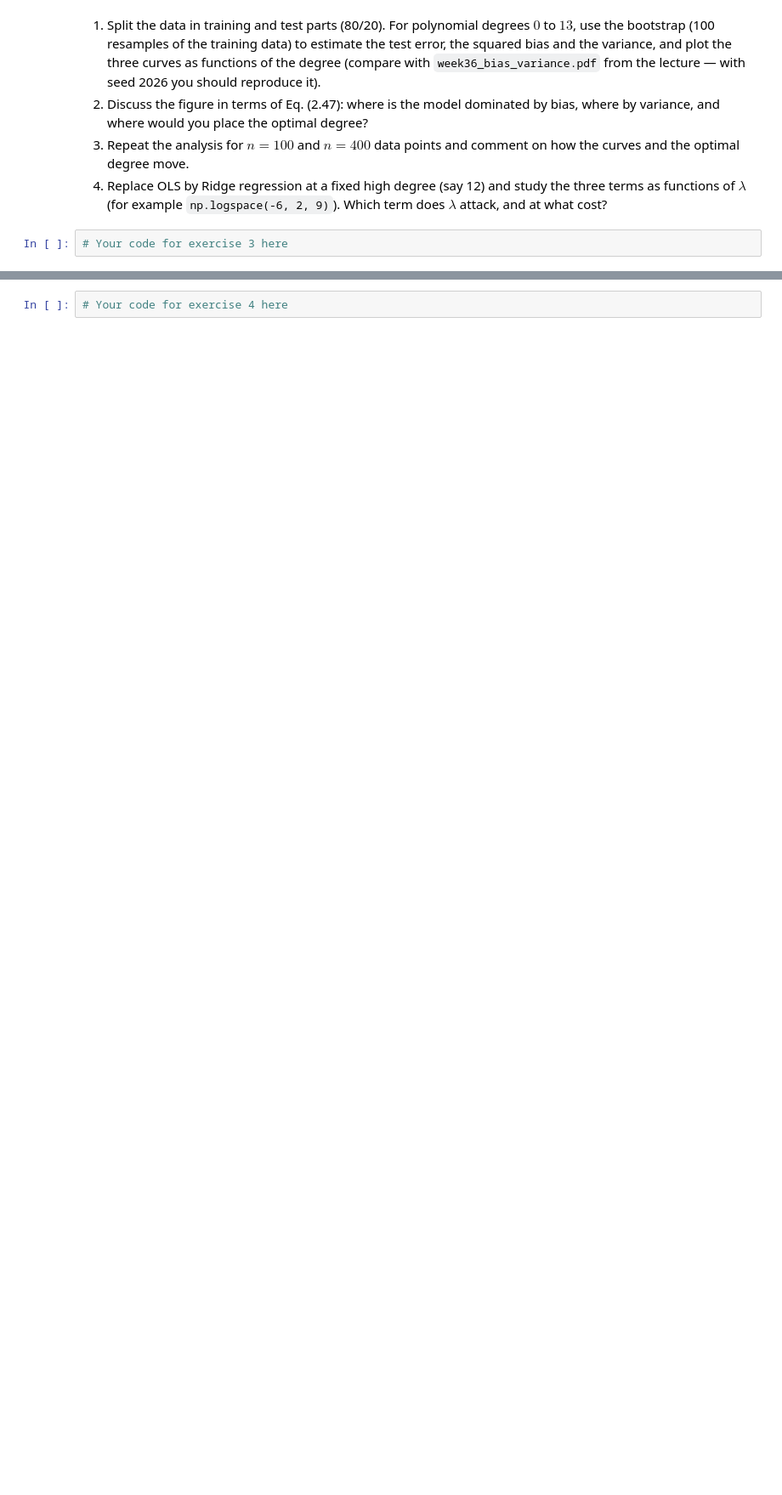
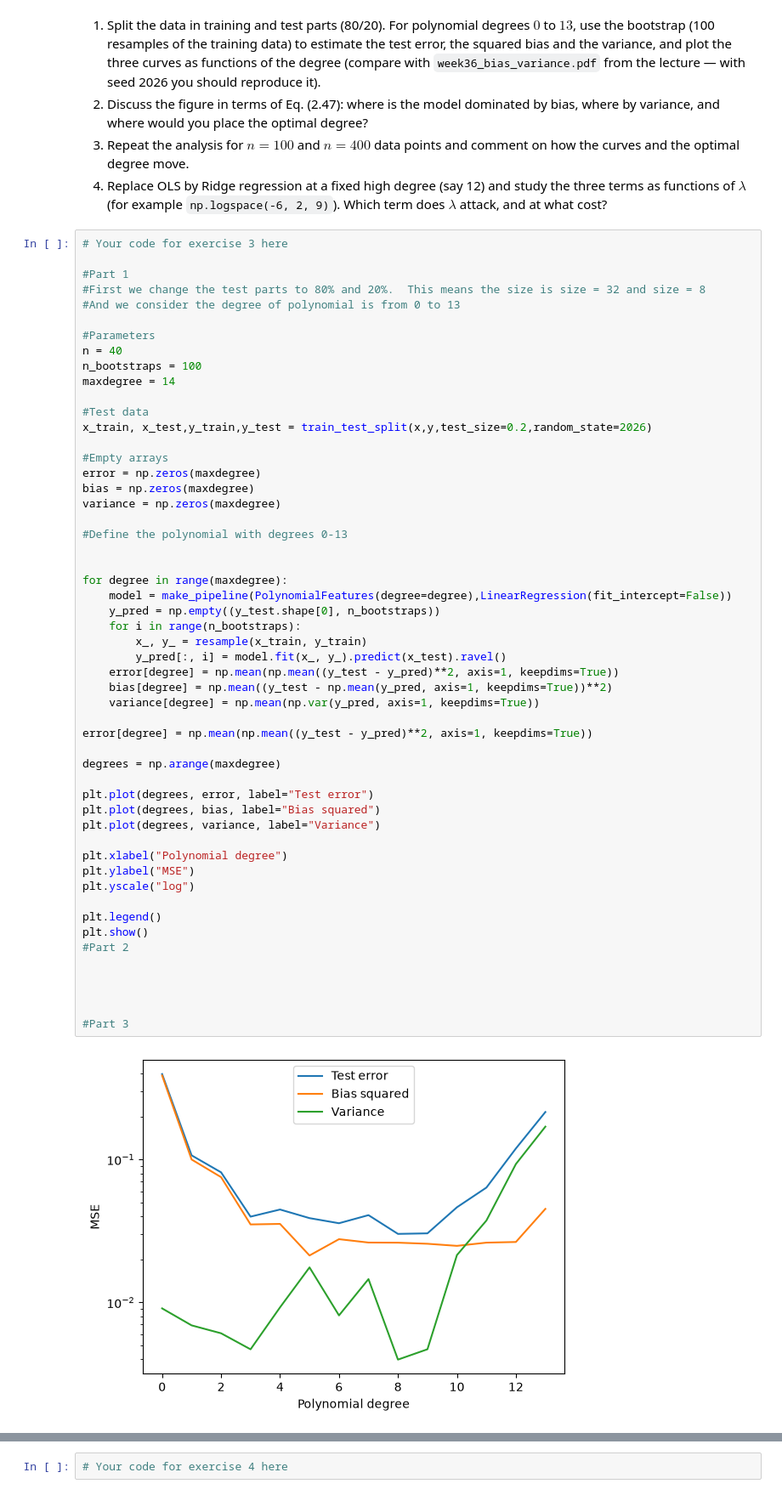
Before and after one commit to zejingw1998/FYS-STK4155, a Jupyter notebook: Week_exercises/Week_36/exercisesweek36.ipynb, the cells around one changed output, grey strips where cells are left out. Shown at 85% size. Drawn from its saved outputs; the diff is of its cells as text; blank space fills up the shorter version.

```diff
--- a/Week_exercises/Week_36/exercisesweek36.ipynb
+++ b/Week_exercises/Week_36/exercisesweek36.ipynb
@@ -189,6 +310,59 @@ AttributeError: partially initialized module 'pandas' from 'C:\Users\wangu\AppDa
    cost?
 # %%
 # Your code for exercise 3 here
+
+#Part 1
+#First we change the test parts to 80% and 20%.  This means the size is size = 32 and size = 8
+#And we consider the degree of polynomial is from 0 to 13
+
+#Parameters
+n = 40
+n_bootstraps = 100
+maxdegree = 14
+
+#Test data
+x_train, x_test,y_train,y_test = train_test_split(x,y,test_size=0.2,random_state=2026)
+
+#Empty arrays
+error = np.zeros(maxdegree)
+bias = np.zeros(maxdegree)
+variance = np.zeros(maxdegree)
+
+#Define the polynomial with degrees 0-13
+
+
+for degree in range(maxdegree):
+    model = make_pipeline(PolynomialFeatures(degree=degree),LinearRegression(fit_intercept=False))
+    y_pred = np.empty((y_test.shape[0], n_bootstraps))
+    for i in range(n_bootstraps):
+        x_, y_ = resample(x_train, y_train)
+        y_pred[:, i] = model.fit(x_, y_).predict(x_test).ravel()
+    error[degree] = np.mean(np.mean((y_test - y_pred)**2, axis=1, keepdims=True))
+    bias[degree] = np.mean((y_test - np.mean(y_pred, axis=1, keepdims=True))**2)
+    variance[degree] = np.mean(np.var(y_pred, axis=1, keepdims=True))
+
+error[degree] = np.mean(np.mean((y_test - y_pred)**2, axis=1, keepdims=True))
+
+degrees = np.arange(maxdegree)
+
+plt.plot(degrees, error, label="Test error")
+plt.plot(degrees, bias, label="Bias squared")
+plt.plot(degrees, variance, label="Variance")
+
+plt.xlabel("Polynomial degree")
+plt.ylabel("MSE")
+plt.yscale("log")
+
+plt.legend()
+plt.show()
+#Part 2
+
+
+
+
+#Part 3
+# %% [output]
+[figure, added]
 # %% [markdown]
 ## Exercise 4: Cross-validation
 
```
Also changed, not shown: parts of 4 cells of this notebook.
